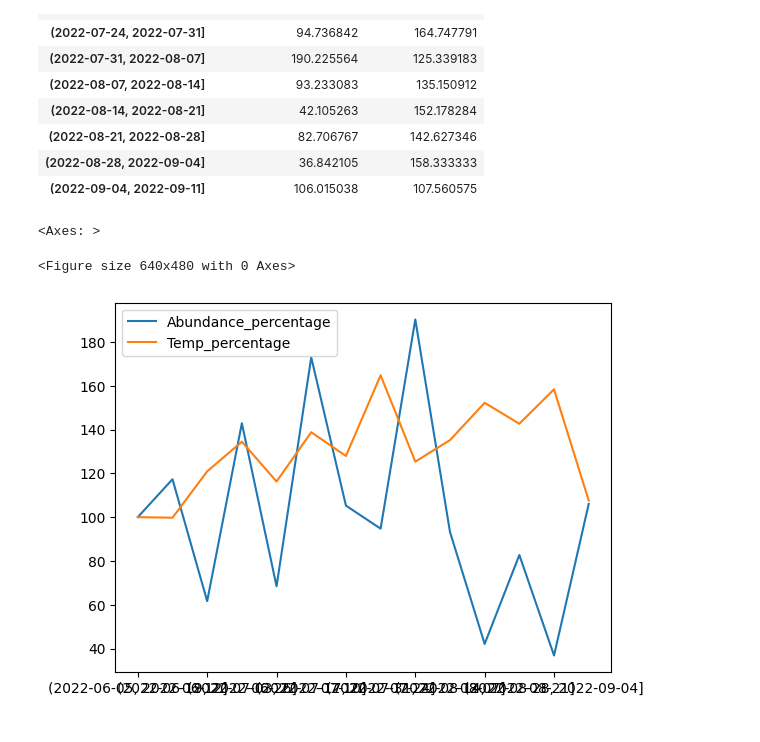
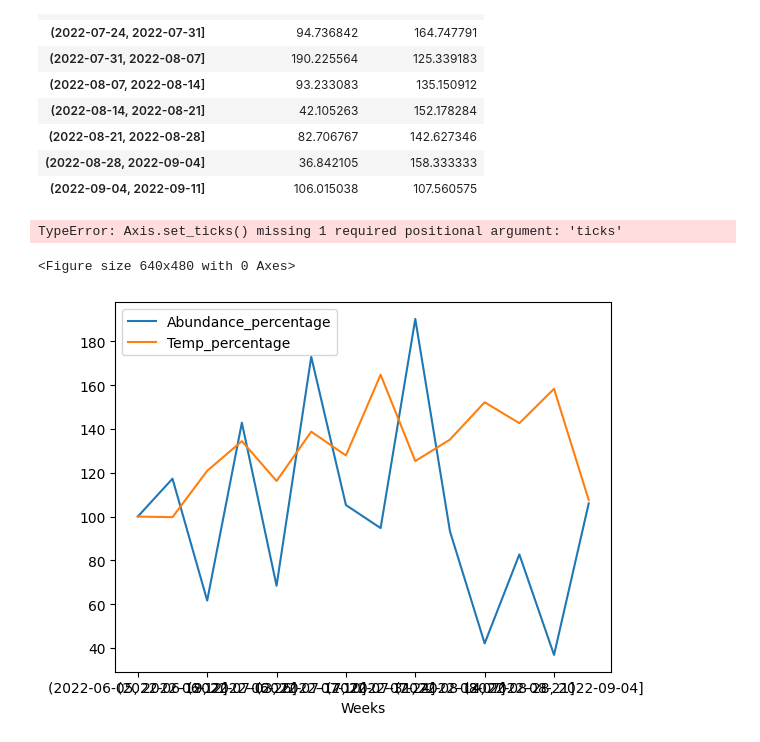
Before and after one commit to lizard777/CPSC_3430_project, a Jupyter notebook: Group_Project.ipynb, the cells around one changed output. Cells and saved outputs as stored; diff of their text form; code cells hidden in the pictures.

```diff
--- a/Group_Project.ipynb
+++ b/Group_Project.ipynb
@@ -283,8 +283,11 @@ df_mean
 | (2022-09-04, 2022-09-11] | 106.015038 | 107.560575 |
 # %%
 fig = plt.figure()
-df_mean.plot()
+ax = df_mean.plot()
+plt.xlabel('Weeks')
+ax.set_xticks()
+plt.ylabel('Percentage (%)')
 # %% [output]
-<Axes: >
+TypeError: Axis.set_ticks() missing 1 required positional argument: 'ticks'
 <Figure size 640x480 with 0 Axes>
-[figure, old version]
+[figure, new version]
```
Also changed, not shown: 2 other files.
